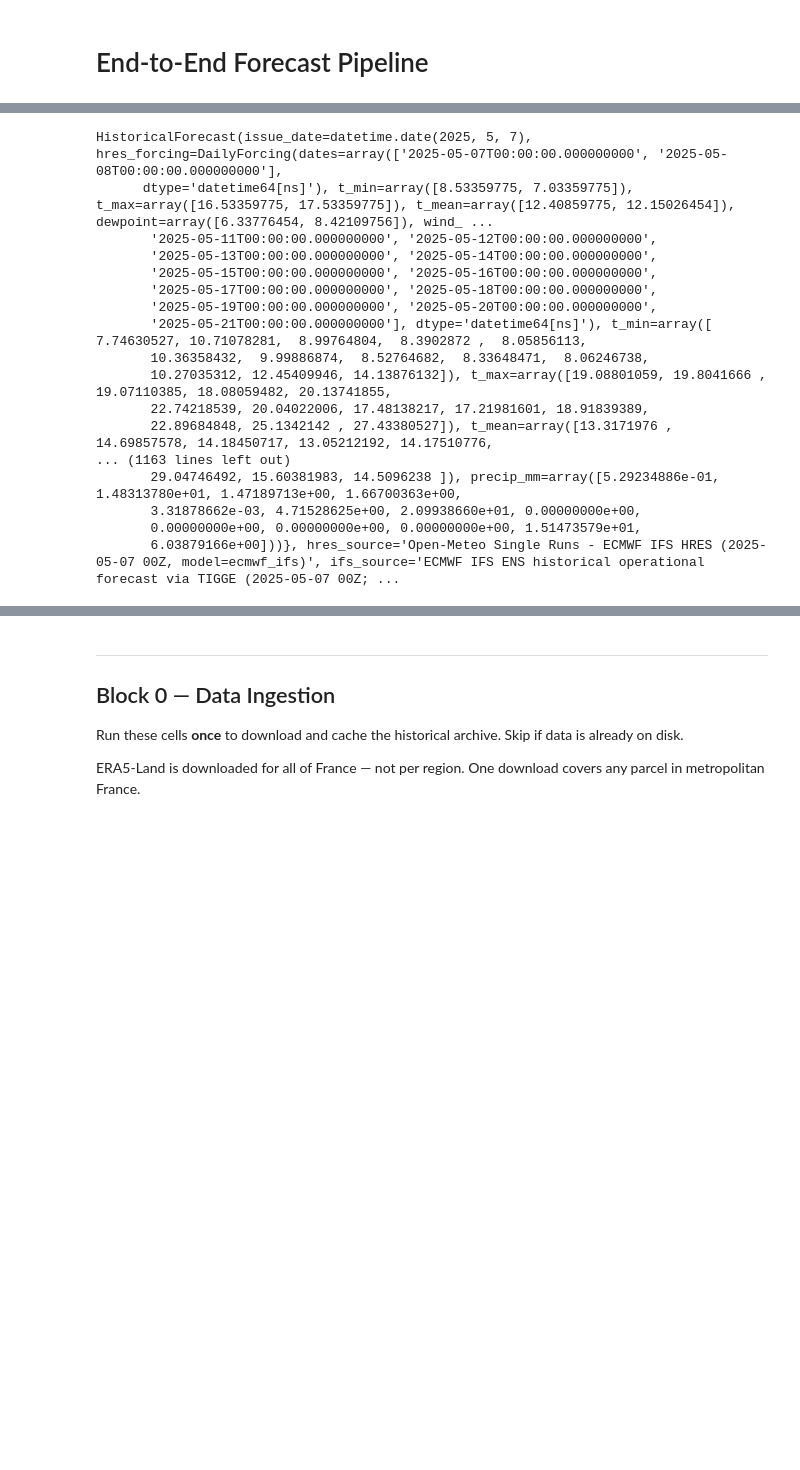
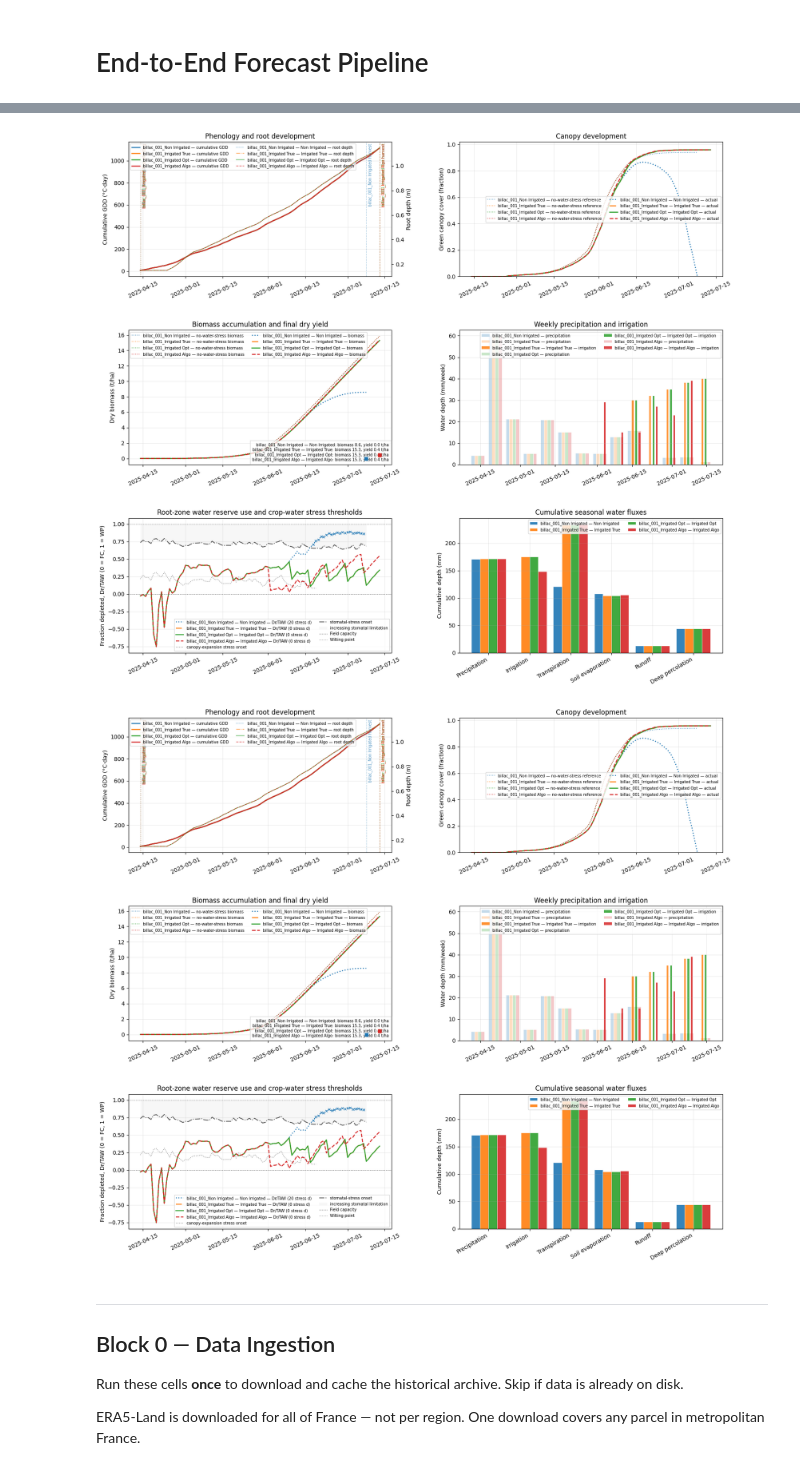
Before and after one commit to Catmosphere314/IrriGator, a Jupyter notebook: notebook/WW_Retrospective_Forecasts.ipynb, the cells around one changed output, grey strips where cells are left out. Drawn from its saved outputs; the diff is of its cells as text; code cells hidden in the pictures; blank space fills up the shorter version.

```diff
--- a/notebook/WW_Retrospective_Forecasts.ipynb
+++ b/notebook/WW_Retrospective_Forecasts.ipynb
@@ -53,6 +53,9 @@ STATIC_DIR = Path("data/static")           # static ERA5-Land data (soil, land c
 # Parcel and region configs (region still needed for static layers)
 REGION_CONFIG = "configs/dordogne.yaml"
 PARCEL_CONFIG = f"configs/parcels/billac_{TODAY.year}_no_irr.yaml"
+PARCEL_CONFIG_IRR = f"configs/parcels/billac_{TODAY.year}.yaml"
+PARCEL_CONFIG_OPT = f"configs/parcels/billac_{TODAY.year}_test_irr.yaml"
+
 PARCEL_CONFIG2 = f"configs/parcels/guide_{TODAY.year}_no_irr.yaml"
 
 
@@ -187,3 +310,3 @@ def retrospective_pipeline(start_date, end_date, parcel_path, config,*, sim_star
 # %%
-new_parcel = retrospective_pipeline(start_date=date(2025,6,1), end_date=date(2025,6,10), parcel_path=PARCEL_CONFIG, config=REGION_CONFIG)
+new_parcel = retrospective_pipeline(start_date=date(2025,6,1), end_date=date(2025,7,6), parcel_path=PARCEL_CONFIG, config=REGION_CONFIG)
 # %% [output]
@@ -413,20 +353,19 @@ hist_forecast = get_historical_forecast(
-# %%
-hist_forecast
-# %% [output]
-HistoricalForecast(issue_date=datetime.date(2025, 5, 7), hres_forcing=DailyForcing(dates=array(['2025-05-07T00:00:00.000000000', '2025-05-08T00:00:00.000000000'],
-      dtype='datetime64[ns]'), t_min=array([8.53359775, 7.03359775]), t_max=array([16.53359775, 17.53359775]), t_mean=array([12.40859775, 12.15026454]), dewpoint=array([6.33776454, 8.42109756]), wind_ ...
-       '2025-05-11T00:00:00.000000000', '2025-05-12T00:00:00.000000000',
-       '2025-05-13T00:00:00.000000000', '2025-05-14T00:00:00.000000000',
-       '2025-05-15T00:00:00.000000000', '2025-05-16T00:00:00.000000000',
-       '2025-05-17T00:00:00.000000000', '2025-05-18T00:00:00.000000000',
-       '2025-05-19T00:00:00.000000000', '2025-05-20T00:00:00.000000000',
-       '2025-05-21T00:00:00.000000000'], dtype='datetime64[ns]'), t_min=array([ 7.74630527, 10.71078281,  8.99764804,  8.3902872 ,  8.05856113,
-       10.36358432,  9.99886874,  8.52764682,  8.33648471,  8.06246738,
-       10.27035312, 12.45409946, 14.13876132]), t_max=array([19.08801059, 19.8041666 , 19.07110385, 18.08059482, 20.13741855,
-       22.74218539, 20.04022006, 17.48138217, 17.21981601, 18.91839389,
-       22.89684848, 25.1342142 , 27.43380527]), t_mean=array([13.3171976 , 14.69857578, 14.18450717, 13.05212192, 14.17510776,
-... (1163 lines left out)
-       29.04746492, 15.60381983, 14.5096238 ]), precip_mm=array([5.29234886e-01, 1.48313780e+01, 1.47189713e+00, 1.66700363e+00,
-       3.31878662e-03, 4.71528625e+00, 2.09938660e+01, 0.00000000e+00,
-       0.00000000e+00, 0.00000000e+00, 0.00000000e+00, 1.51473579e+01,
-       6.03879166e+00]))}, hres_source='Open-Meteo Single Runs - ECMWF IFS HRES (2025-05-07 00Z, model=ecmwf_ifs)', ifs_source='ECMWF IFS ENS historical operational forecast via TIGGE (2025-05-07 00Z; ...
+# %%
+from irrigator.config import load_region_config, load_parcel_config
+
+cfg = load_region_config(REGION_CONFIG)
+parcel = load_parcel_config(PARCEL_CONFIG)
+parcel2 = load_parcel_config(PARCEL_CONFIG_IRR)
+parcel3 = load_parcel_config(PARCEL_CONFIG_OPT)
+
+soil = get_soil_profile(cfg, parcel)
+terrain = get_terrain_params(cfg, parcel)
+terrain.era5_elevation_m = get_era5_elevation(cfg, parcel)
+
+
+parcels = [parcel, parcel2, parcel3, new_parcel]
+names = ["Billac No Irr", "Billac True Irr", "Billac Optimal Irr", "Billac Algo Irr"]
+scenario = ["Non Irrigated", "Irrigated True", "Irrigated Opt", "Irrigated Algo"]
+
+compare_irrigation_strategies(parcels=parcels, names=names, scenario=scenario, soil=soil, terrain=terrain,sim_start=SIMULATION_START)
+# %% [output]
@@ -433,3 +394,5 @@ HistoricalForecast(issue_date=datetime.date(2025, 5, 7), hres_forcing=DailyForci
+[figure, added]
+[figure, added]
 # %% [markdown]
 ---
 ## Block 0 — Data Ingestion
```
Also changed, not shown: parts of 7 cells of this notebook.
